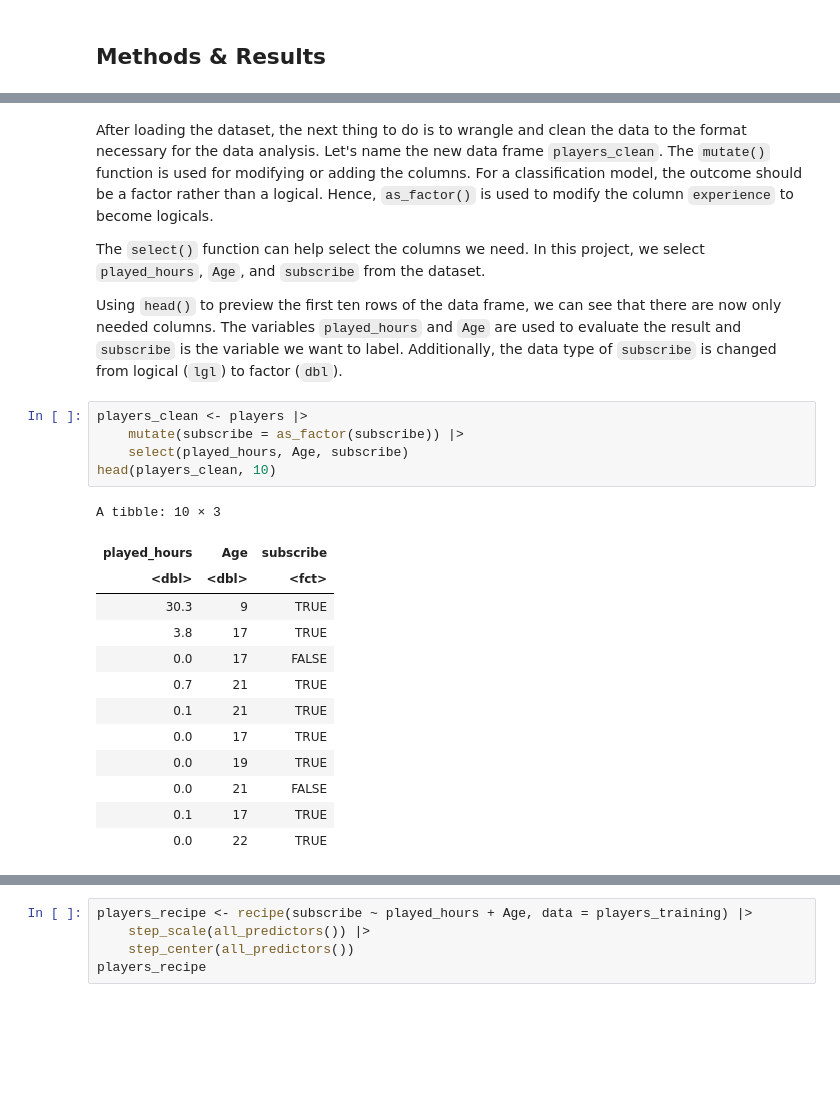
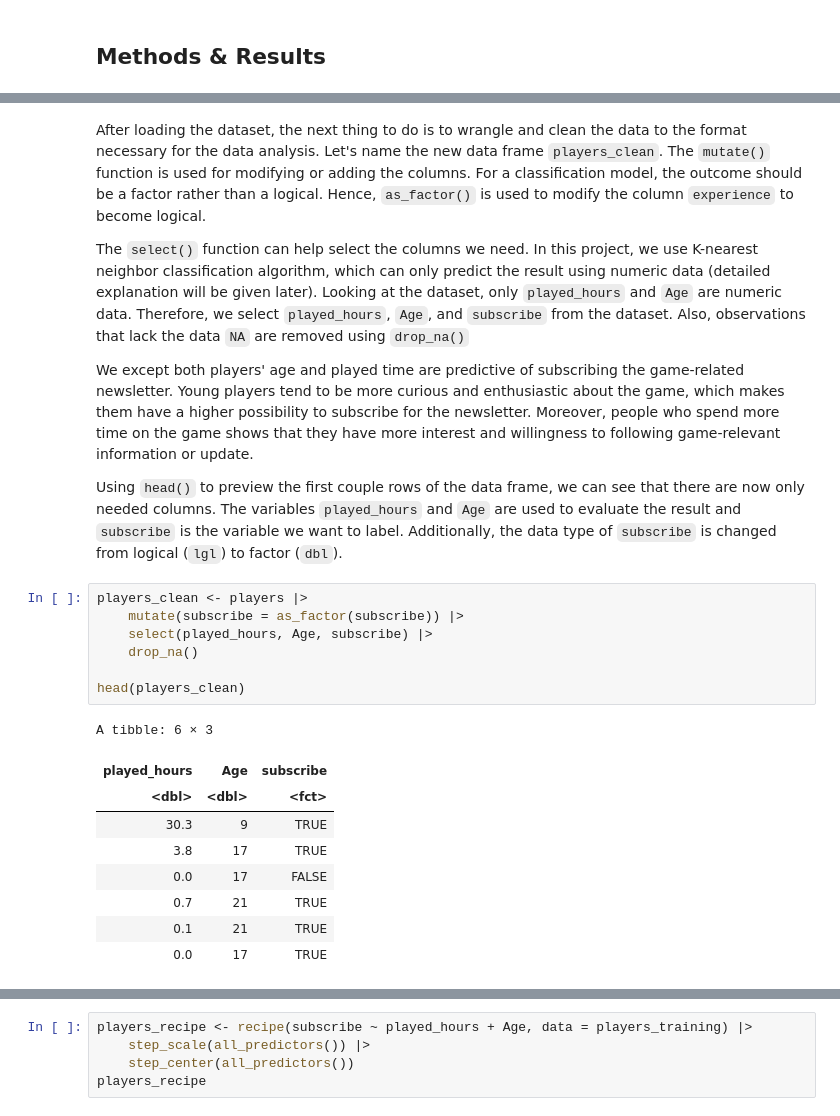
Before and after one commit to yclin9/dsci-100-project-yclin9, a Jupyter notebook: dsci-100-project-yclin9.ipynb, the cells around one changed output, grey strips where cells are left out. Saved outputs shown, nothing was run; the diff lists cells and outputs as text; blank space fills up the shorter version.

```diff
--- a/dsci-100-project-yclin9.ipynb
+++ b/dsci-100-project-yclin9.ipynb
@@ -80,26 +74,26 @@ A tibble: 10 × 7
 # %% [markdown]
-<p>After loading the dataset, the next thing to do is to wrangle and clean the data to the format necessary for the data analysis. Let's name the new data frame <code>players_clean</code>. The <code>mutate()</code> function is used for modifying or adding the columns. For a classification model, the outcome should be a factor rather than a logical. Hence, <code>as_factor()</code> is used to modify the column <code>experience</code> to become logicals.</p>
+<p>After loading the dataset, the next thing to do is to wrangle and clean the data to the format necessary for the data analysis. Let's name the new data frame <code>players_clean</code>. The <code>mutate()</code> function is used for modifying or adding the columns. For a classification model, the outcome should be a factor rather than a logical. Hence, <code>as_factor()</code> is used to modify the column <code>experience</code> to become logical.</p>
 
-<p>The <code>select()</code> function can help select the columns we need. In this project, we select <code>played_hours</code>, <code>Age</code>, and <code>subscribe</code> from the dataset.</p>
+<p>The <code>select()</code> function can help select the columns we need. In this project, we use K-nearest neighbor classification algorithm, which can only predict the result using numeric data (detailed explanation will be given later). Looking at the dataset, only <code>played_hours</code> and <code>Age</code> are numeric data. Therefore, we select <code>played_hours</code>, <code>Age</code>, and <code>subscribe</code> from the dataset. Also, observations that lack the data <code>NA</code> are removed using <code>drop_na()</code></p>
 
-<p>Using <code>head()</code> to preview the first ten rows of the data frame, we can see that there are now only needed columns. The variables <code>played_hours</code> and <code>Age</code> are used to evaluate the result and <code>subscribe</code> is the variable we want to label. Additionally, the data type of <code>subscribe</code> is changed from logical (<code>lgl</code>) to factor (<code>dbl</code>).</p>
+<p>We except both players' age and played time are predictive of subscribing the game-related newsletter. Young players tend to be more curious and enthusiastic about the game, which makes them have a higher possibility to subscribe for the newsletter. Moreover, people who spend more time on the game shows that they have more interest and willingness to following game-relevant information or update.</p>
+
+<p>Using <code>head()</code> to preview the first couple rows of the data frame, we can see that there are now only needed columns. The variables <code>played_hours</code> and <code>Age</code> are used to evaluate the result and <code>subscribe</code> is the variable we want to label. Additionally, the data type of <code>subscribe</code> is changed from logical (<code>lgl</code>) to factor (<code>dbl</code>).</p>
 # %%
 players_clean <- players |>
     mutate(subscribe = as_factor(subscribe)) |>
-    select(played_hours, Age, subscribe)
-head(players_clean, 10)
+    select(played_hours, Age, subscribe) |>
+    drop_na()
+
+head(players_clean)
 # %% [output]
-A tibble: 10 × 3
+A tibble: 6 × 3
 | played_hours | Age | subscribe |
 | <dbl> | <dbl> | <fct> |
 | 30.3 | 9 | TRUE |
 | 3.8 | 17 | TRUE |
 | 0.0 | 17 | FALSE |
 | 0.7 | 21 | TRUE |
 | 0.1 | 21 | TRUE |
 | 0.0 | 17 | TRUE |
-| 0.0 | 19 | TRUE |
-| 0.0 | 21 | FALSE |
-| 0.1 | 17 | TRUE |
-| 0.0 | 22 | TRUE |
 # %% [markdown]
```
Also changed, not shown: parts of 34 cells of this notebook.
